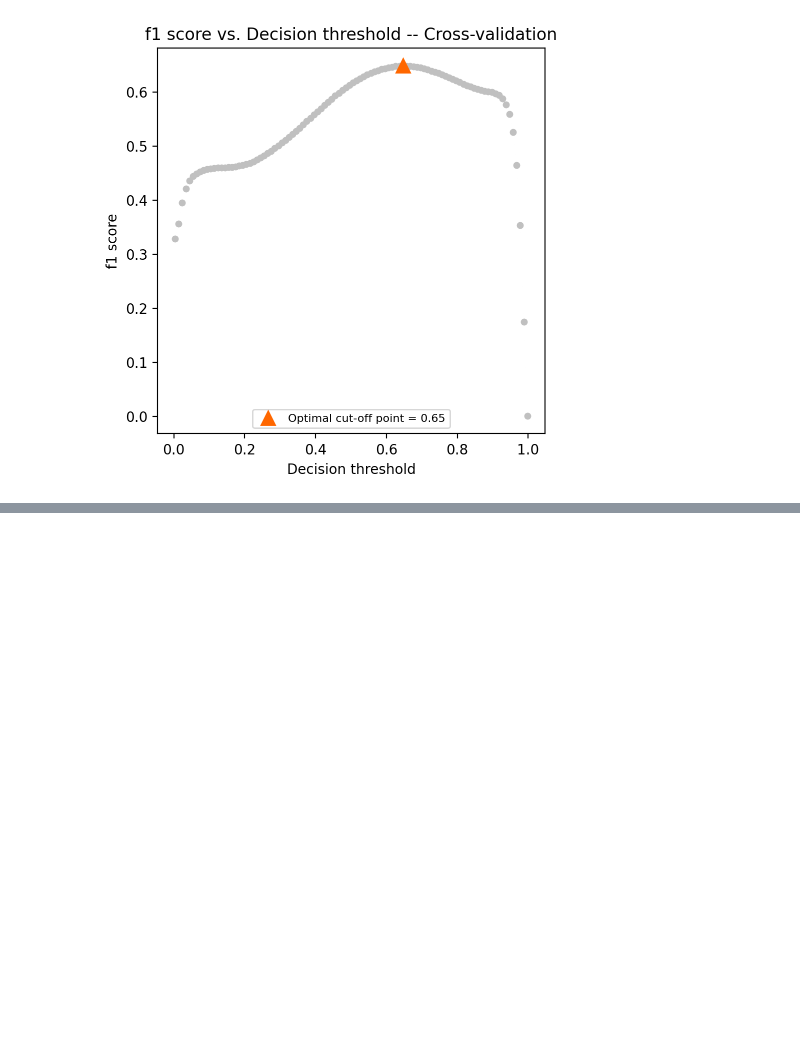
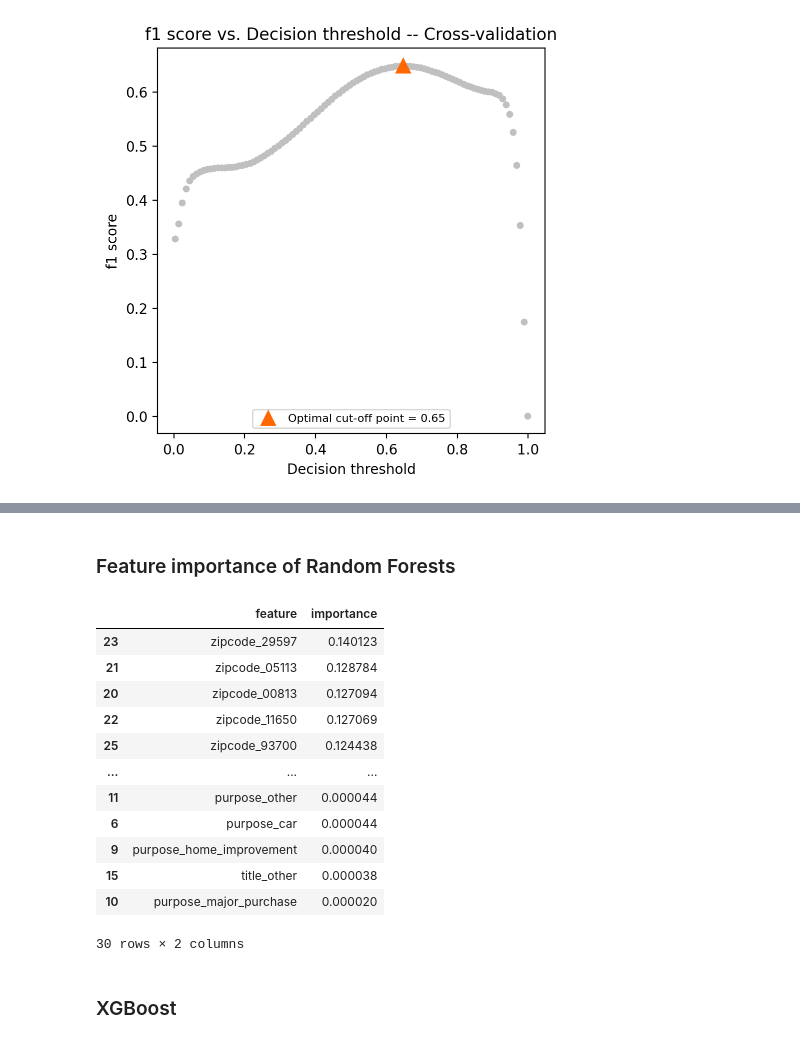
Before and after one commit to gvsreekar/credit_risk_model, a Jupyter notebook: notebooks/model_prototyping.ipynb, the cells around one changed output, grey strips where cells are left out. Saved outputs shown, nothing was run; the diff lists cells and outputs as text; code cells hidden in the pictures; blank space fills up the shorter version.

```diff
--- a/notebooks/model_prototyping.ipynb
+++ b/notebooks/model_prototyping.ipynb
@@ -301,0 +416,20 @@ TunedThresholdClassifierCV(cv=3,
+# %% [markdown]
+### Feature importance of Random Forests
+# %%
+pd.DataFrame({'feature':config.POST_FE_FEATURES,'importance':RF_best_model.named_steps['rfc'].feature_importances_}).sort_values(by='importance',ascending=False)
+# %% [output]
+|  | feature | importance |
+| 23 | zipcode_29597 | 0.140123 |
+| 21 | zipcode_05113 | 0.128784 |
+| 20 | zipcode_00813 | 0.127094 |
+| 22 | zipcode_11650 | 0.127069 |
+| 25 | zipcode_93700 | 0.124438 |
+| ... | ... | ... |
+| 11 | purpose_other | 0.000044 |
+| 6 | purpose_car | 0.000044 |
+| 9 | purpose_home_improvement | 0.000040 |
+| 15 | title_other | 0.000038 |
+| 10 | purpose_major_purchase | 0.000020 |
+30 rows × 2 columns
+# %% [markdown]
+### XGBoost
```
Also changed, not shown: parts of 12 cells of this notebook.
